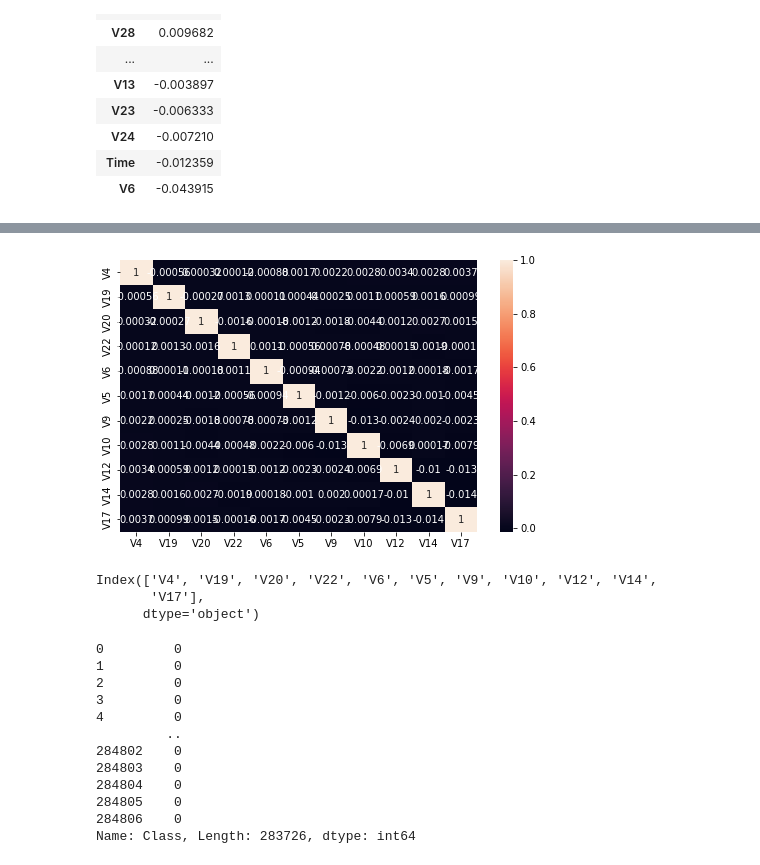
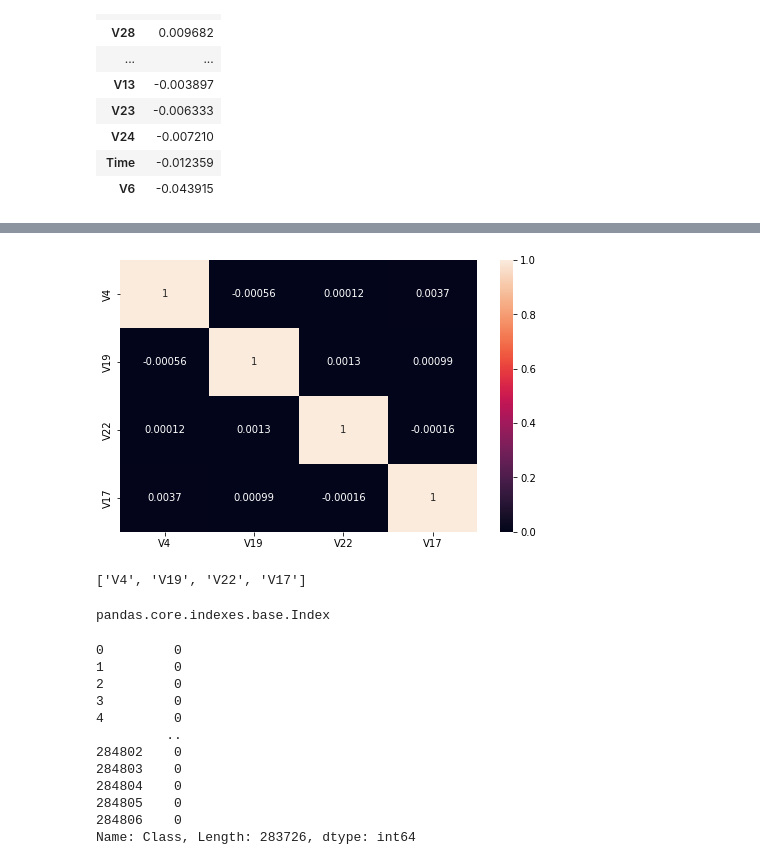
Before and after one commit to sapk-pa1/Credit_Card_Fraud_Detection, a Jupyter notebook: main1.ipynb, the cells around one changed output, grey strips where cells are left out. Drawn from its saved outputs; the diff is of its cells as text; code cells hidden in the pictures.

```diff
--- a/main1.ipynb
+++ b/main1.ipynb
@@ -202,14 +224,12 @@ Significant features relative to target variable Class
 # %%
-significant_feature = corr2.index[abs(creditcard.corr()['Class']>0.005)]
+significant_feature = corr2.index[abs(creditcard.corr()['Class']>0.05)]
 plt.subplots(figsize=(8, 5))
 significant_corr = creditcard[significant_feature].corr()
 sns.heatmap(significant_corr, annot=True)
 plt.show()
 # %% [output]
-[figure, old version]
+[figure, new version]
 # %%
-significant_feature
+list(significant_feature)
 # %% [output]
-Index(['V4', 'V19', 'V20', 'V22', 'V6', 'V5', 'V9', 'V10', 'V12', 'V14',
-       'V17'],
-      dtype='object')
+['V4', 'V19', 'V22', 'V17']
@@ -222,2 +236,6 @@ significant_creditcard= creditcard[significant_]
+# %%
+type(significant_feature)
+# %% [output]
+pandas.core.indexes.base.Index
 # %%
 x = creditcard.drop("Class", axis = 1)
```
Also changed, not shown: parts of 37 cells of this notebook, 13 other files.
